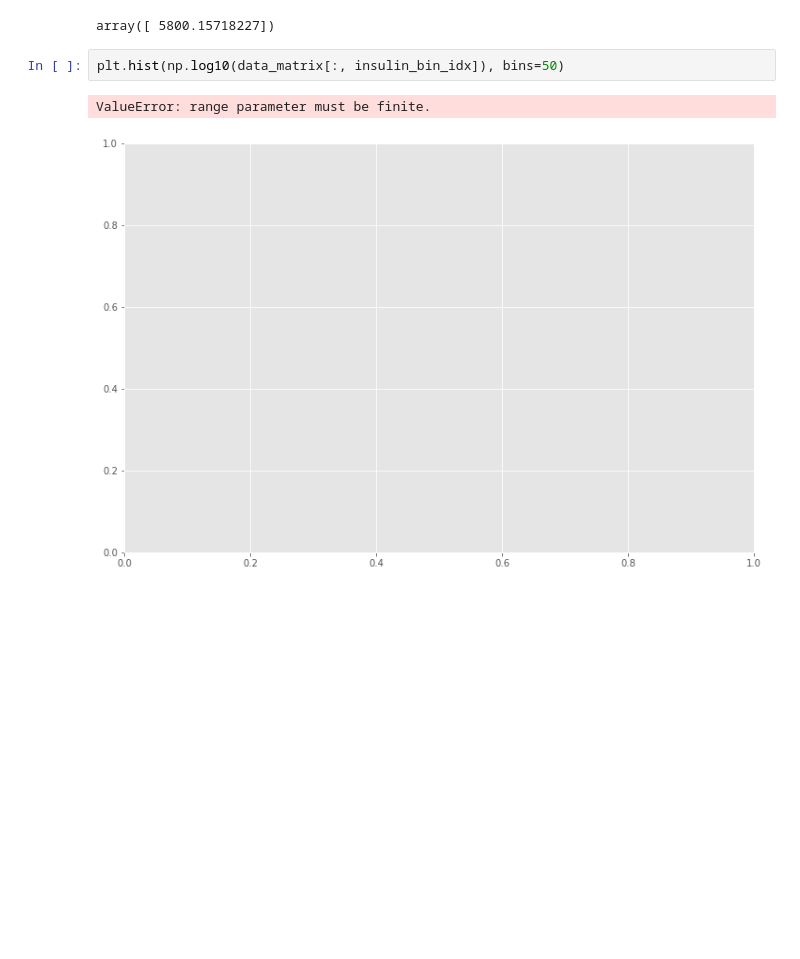
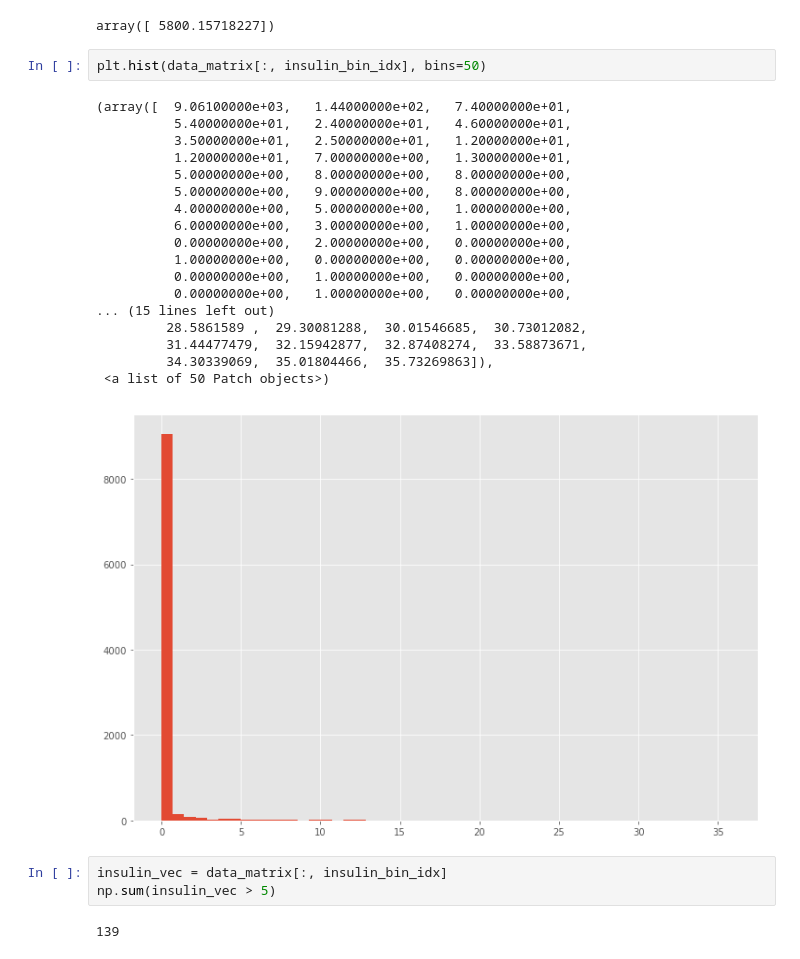
Before and after one commit to wanqiuzhang/MSI_MachineLearning, a Jupyter notebook: data1.ipynb, the cells around one changed output. Cells and saved outputs as stored; diff of their text form; blank space fills up the shorter version.

```diff
--- a/data1.ipynb
+++ b/data1.ipynb
@@ -122,7 +123,28 @@ mz_values[insulin_bin_idx]
 # %% [output]
 array([ 5800.15718227])
 # %%
-plt.hist(np.log10(data_matrix[:, insulin_bin_idx]), bins=50)
+plt.hist(data_matrix[:, insulin_bin_idx], bins=50)
 # %% [output]
-ValueError: range parameter must be finite.
+(array([  9.06100000e+03,   1.44000000e+02,   7.40000000e+01,
+          5.40000000e+01,   2.40000000e+01,   4.60000000e+01,
+          3.50000000e+01,   2.50000000e+01,   1.20000000e+01,
+          1.20000000e+01,   7.00000000e+00,   1.30000000e+01,
+          5.00000000e+00,   8.00000000e+00,   8.00000000e+00,
+          5.00000000e+00,   9.00000000e+00,   8.00000000e+00,
+          4.00000000e+00,   5.00000000e+00,   1.00000000e+00,
+          6.00000000e+00,   3.00000000e+00,   1.00000000e+00,
+          0.00000000e+00,   2.00000000e+00,   0.00000000e+00,
+          1.00000000e+00,   0.00000000e+00,   0.00000000e+00,
+          0.00000000e+00,   1.00000000e+00,   0.00000000e+00,
+          0.00000000e+00,   1.00000000e+00,   0.00000000e+00,
+... (15 lines left out)
+         28.5861589 ,  29.30081288,  30.01546685,  30.73012082,
+         31.44477479,  32.15942877,  32.87408274,  33.58873671,
+         34.30339069,  35.01804466,  35.73269863]),
+ <a list of 50 Patch objects>)
-[figure, old version]
+[figure, new version]
+# %%
+insulin_vec = data_matrix[:, insulin_bin_idx]
+np.sum(insulin_vec > 5)
+# %% [output]
+139
```
Also changed, not shown: parts of 1 cell of this notebook.
